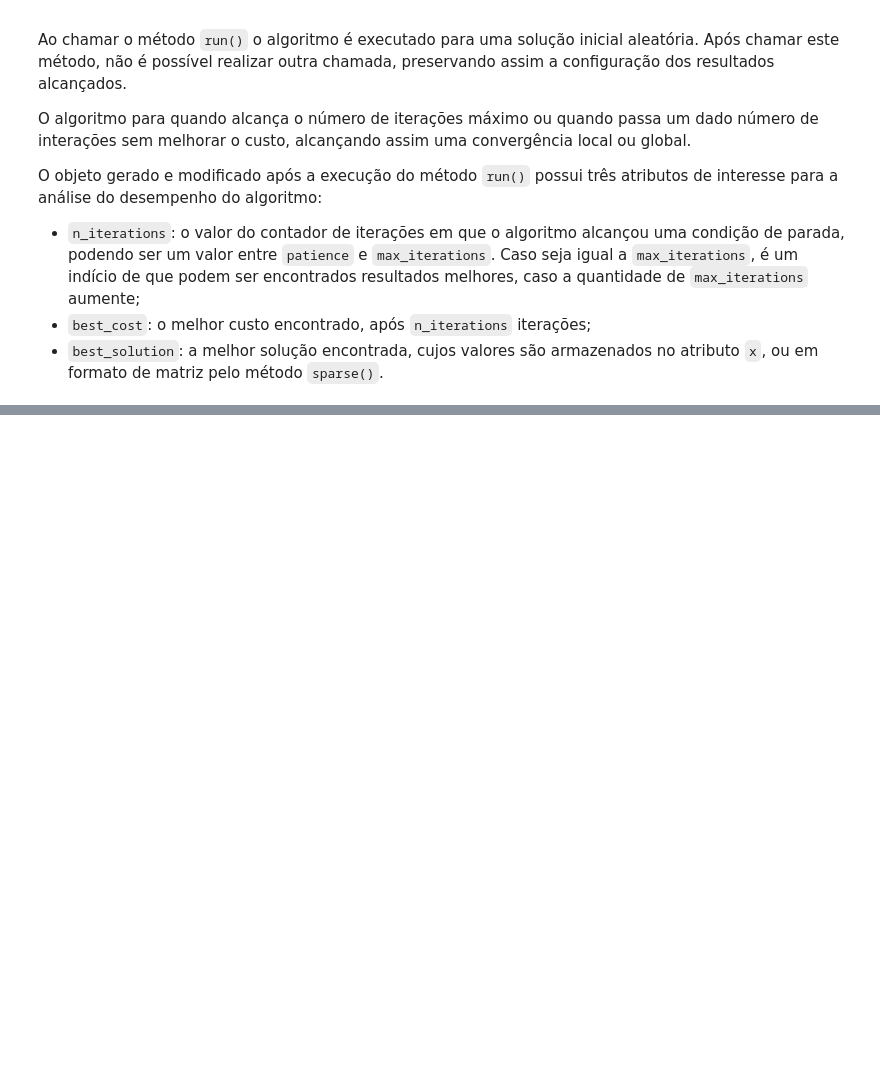
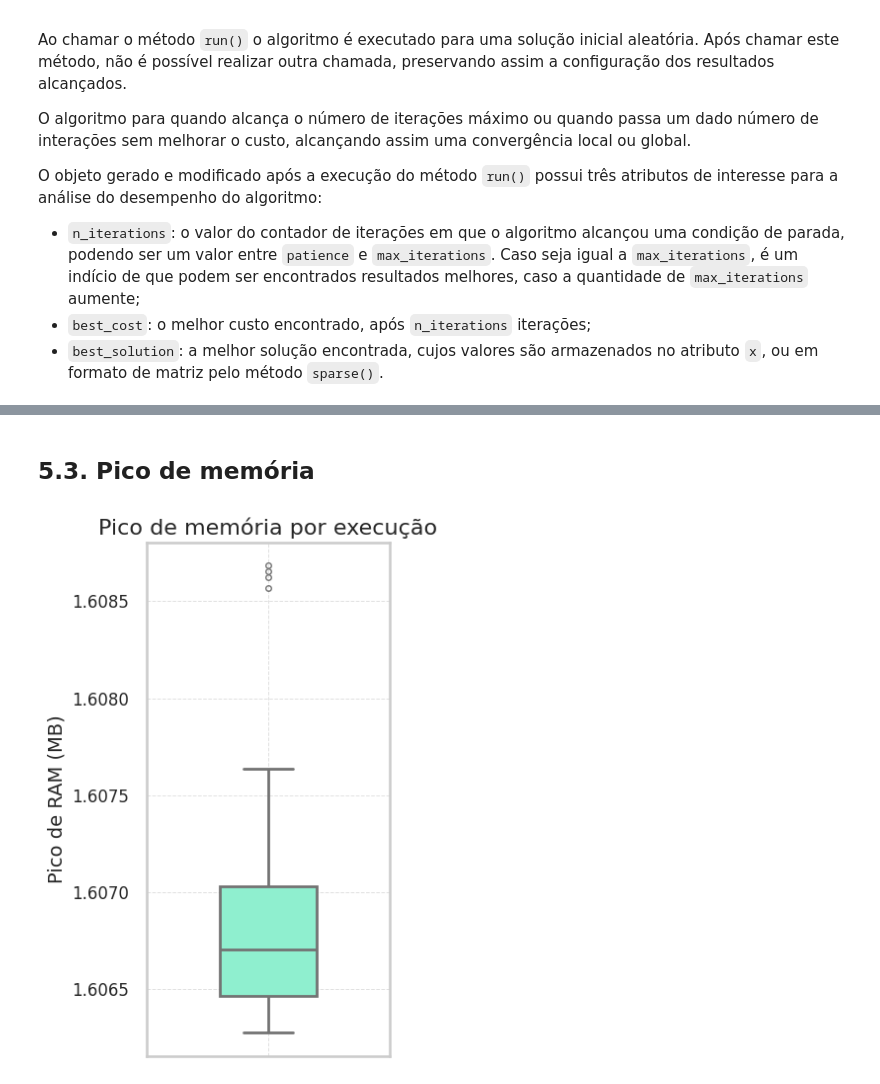
Before and after one commit to hellsdeur/moc-ppgcc-2025, a Jupyter notebook: atividade02/main.ipynb, the cells around one changed output, grey strips where cells are left out. Saved outputs shown, nothing was run; the diff lists cells and outputs as text; code cells hidden in the pictures; blank space fills up the shorter version.

```diff
--- a/atividade02/main.ipynb
+++ b/atividade02/main.ipynb
@@ -155,0 +323,24 @@ Allocation:
+# %% [markdown]
+## 5.3. Pico de memória
+# %%
+fig_peak, ax_peak = plt.subplots(figsize=(4, 6))
+
+sns.boxplot(
+    y=df["memory_peak_mb"],
+    ax=ax_peak,
+    color="aquamarine",
+    width=0.4,
+    fliersize=4,
+    linewidth=2
+)
+
+ax_peak.set_title("Pico de memória por execução", fontsize=16)
+ax_peak.set_ylabel("Pico de RAM (MB)", fontsize=14)
+ax_peak.set_xlabel("")
+ax_peak.tick_params(axis='both', which='major', labelsize=12)
+ax_peak.grid(True, linestyle='--', linewidth=0.7, alpha=0.6)
+plt.tight_layout()
+plt.savefig("images/memory_peak_per_run.svg", dpi=300)
+plt.show()
+# %% [output]
+[figure, added]
```
Also changed, not shown: parts of 16 cells of this notebook, 4 other files.
